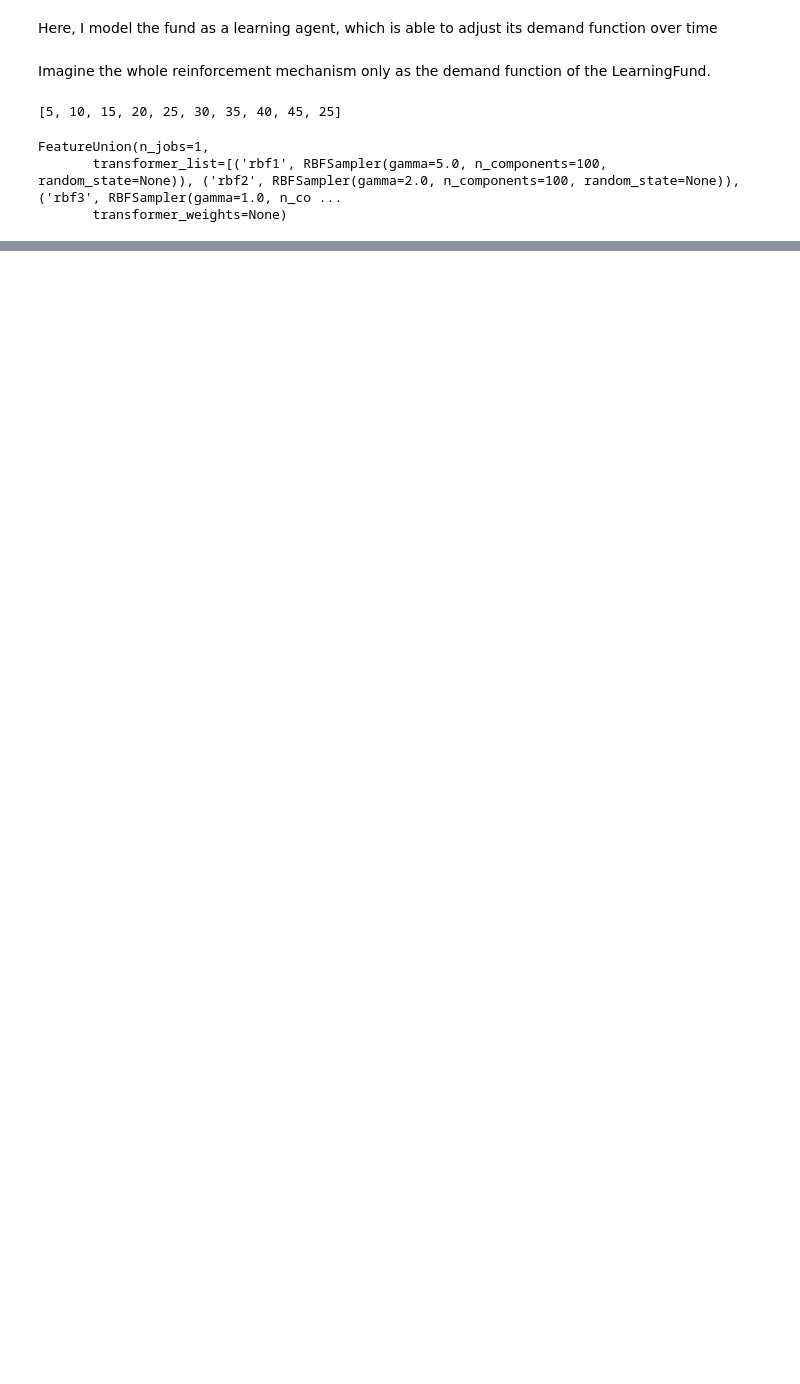
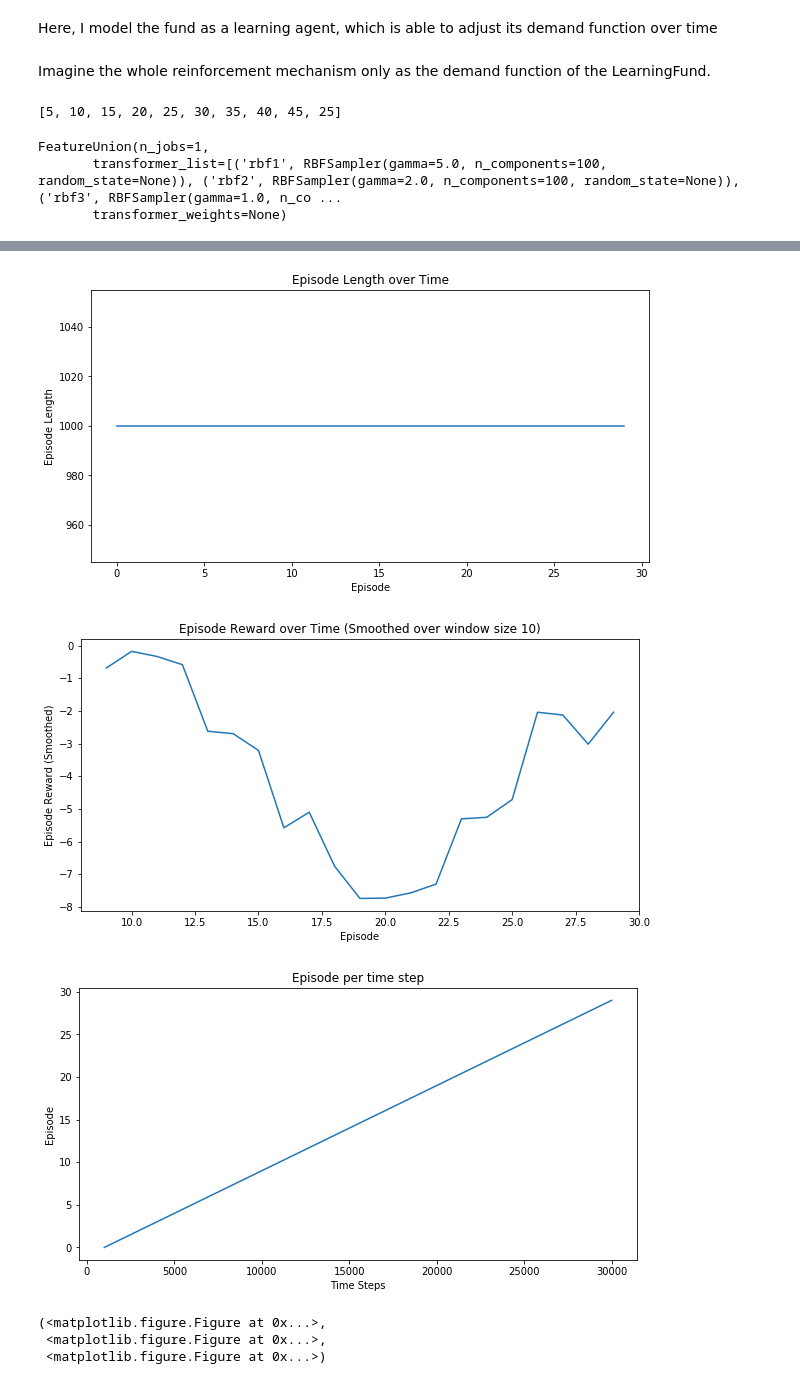
Before and after one commit to sertainly/intelligent_fund_via_RL, a Jupyter notebook: learning_fund.ipynb, the cells around one changed output, grey strips where cells are left out. Drawn from its saved outputs; the diff is of its cells as text; code cells hidden in the pictures; blank space fills up the shorter version.

Commit message:
Ran for 30 episodes, reward does not look too well. need to improve learning and/or run more episodes

```diff
--- a/learning_fund.ipynb
+++ b/learning_fund.ipynb
@@ -20,9 +20,9 @@ import scipy
 from scipy import optimize
 
 import matplotlib.pyplot as plt
-import seaborn as sns
-sns.set_style("whitegrid")
-current_palette = sns.color_palette()
+#import seaborn as sns
+#sns.set_style("whitegrid")
+#current_palette = sns.color_palette()
 # %%
 from thurner_model import NoiseTrader, Fund, DynamicFund, find_equilibrium
 import plotting
@@ -329,6 +329,16 @@ def actor_critic(env, policy_estimator, value_estimator, num_episodes,
             funds_wealth.append(current_wealth)
             prices.append(env.p_t)
 
+            if t%100 == 0:
+                print("P_t: ", env.p_t)
+                print("Demand: ", demand)
+                print("Shares:", learning_fund.shares)
+                print("Reward:", learning_fund.performance, "\n")
+                print(funds[5].get_demand(env.p_t))
+                print(funds[5].shares)
+                print(funds[5].performance)
+                print("")
+
             # we assume one learning fund for the moment
             next_state = np.array([env.p_t,
                                    learning_fund.get_wealth(env.p_t),
@@ -364,17 +374,19 @@ def actor_critic(env, policy_estimator, value_estimator, num_episodes,
                     t, i_episode + 1, num_episodes,
                     stats.episode_rewards[i_episode - 1]), end="")
 
+
+
             # env.done is True if one fund increases its wealth 50-fold
             if env.done:
                 break
 
-            if t == 2000:
+            if t == 1000:
                 break
 
             state = next_state
 
         # After each episode, plot the wealth of all funds
-        plt.plot(funds_wealth)
+        #plt.plot(funds_wealth)
 
     return stats
 # %%
@@ -390,7 +402,7 @@ learning_fund = LearningFund()
 tf.reset_default_graph()
 
 global_step = tf.train.get_global_step()
-policy_estimator = PolicyEstimator(learning_rate=0.001)
+policy_estimator = PolicyEstimator(learning_rate=0.01)
 value_estimator = ValueEstimator(learning_rate=0.1)
 
 with tf.Session() as sess:
@@ -399,5 +411,5 @@ with tf.Session() as sess:
     # TODO: Sometimes the algorithm gets stuck, I'm not sure what exactly is
     # happening there.
     stats = actor_critic(env, policy_estimator, value_estimator,
-                         num_episodes=50, discount_factor=0.95)
+                         num_episodes=30, discount_factor=0.95)
 # %% [output]
@@ -406,0 +433,9 @@ KeyboardInterrupt:
+# %%
+plotting.plot_episode_stats(stats, smoothing_window=10)
+# %% [output]
+[figure, added]
+[figure, added]
+[figure, added]
+(<matplotlib.figure.Figure at 0x...>,
+ <matplotlib.figure.Figure at 0x...>,
+ <matplotlib.figure.Figure at 0x...>)
```
Also changed, not shown: parts of 1 cell of this notebook.
